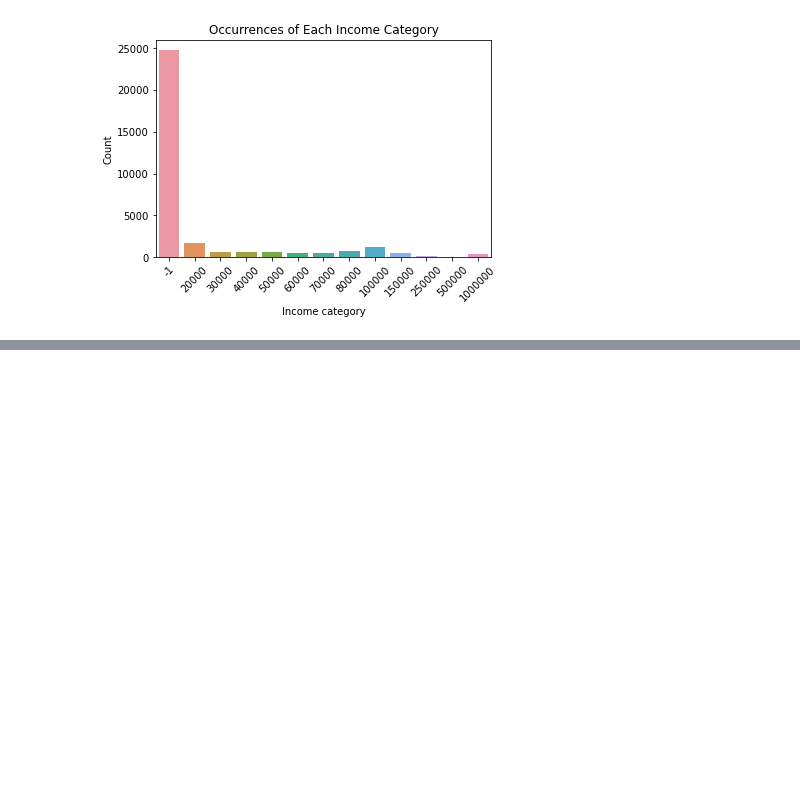
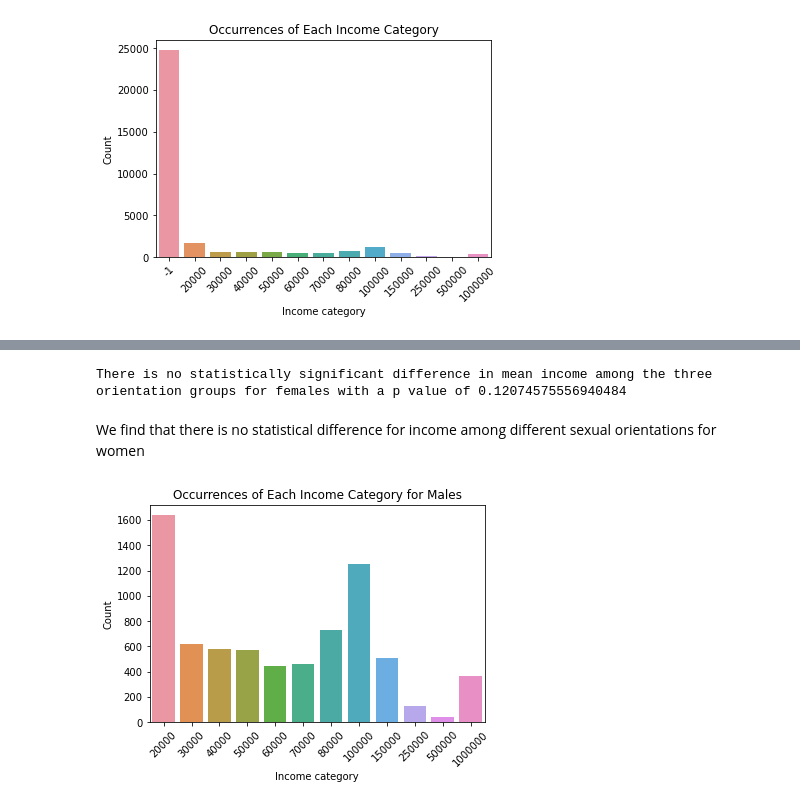
Before and after one commit to brianellis1997/DateAScientist, a Jupyter notebook: date-a-scientist.ipynb, the cells around one changed output, grey strips where cells are left out. Drawn from its saved outputs; the diff is of its cells as text; code cells hidden in the pictures; blank space fills up the shorter version.

Commit message:
Plotted some interesting plots. Still doing EDA

```diff
--- a/date-a-scientist.ipynb
+++ b/date-a-scientist.ipynb
@@ -576,0 +599,6 @@ plt.show()
+# %%
+# Filter for rows not containing -1 and redo analysis
+male_income = male_data[male_data['income']!=-1]
+
+print(len(male_income))
+male_income.groupby(['orientation']).mean()
@@ -576,0 +636,34 @@ plt.show()
+# %%
+female_data = top_cities[top_cities['sex'] == 'f']
+female_income = female_data[female_data['income']!= -1]
+
+bisexual_f = female_income[female_income['orientation'] == 'bisexual']
+gay_f = female_income[female_income['orientation'] == 'gay']
+straight_f = female_income[female_income['orientation'] == 'straight']
+
+# Perform one-way ANOVA
+f_statistic, p_value = stats.f_oneway(
+    bisexual_f['income'],
+    gay_f['income'],
+    straight_f['income']
+)
+
+alpha = 0.05  # significance level
+
+if p_value < alpha:
+    print(f"There is a statistically significant difference in mean income among the three orientation groups for females with a p value of {p_value}")
+else:
+    print(f"There is no statistically significant difference in mean income among the three orientation groups for females with a p value of {p_value}")
+# %% [output]
+There is no statistically significant difference in mean income among the three orientation groups for females with a p value of 0.12074575556940484
+# %% [markdown]
+We find that there is no statistical difference for income among different sexual orientations for women
+# %%
+sns.countplot(data=male_income, x='income')
+plt.xlabel('Income category')
+plt.ylabel('Count')
+plt.title('Occurrences of Each Income Category for Males')
+plt.xticks(rotation=45)
+plt.show()
+# %% [output]
+[figure, added]
```
Also changed, not shown: parts of 13 cells of this notebook.
